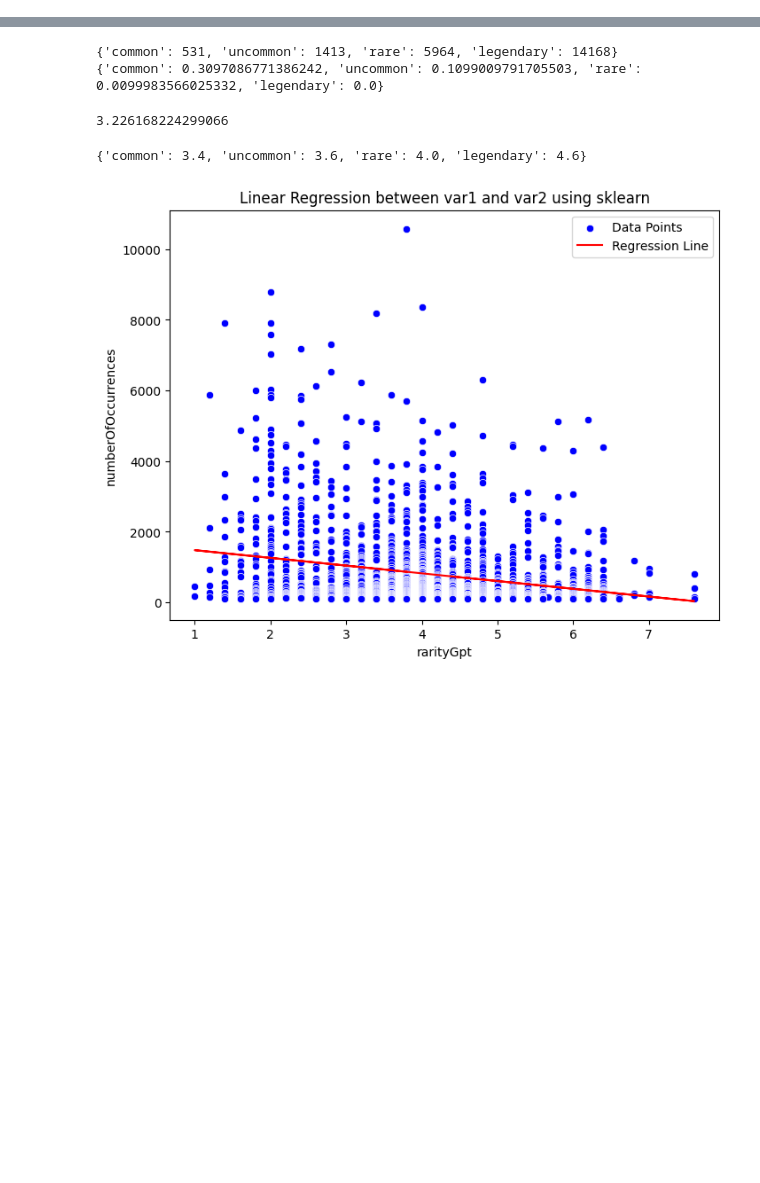
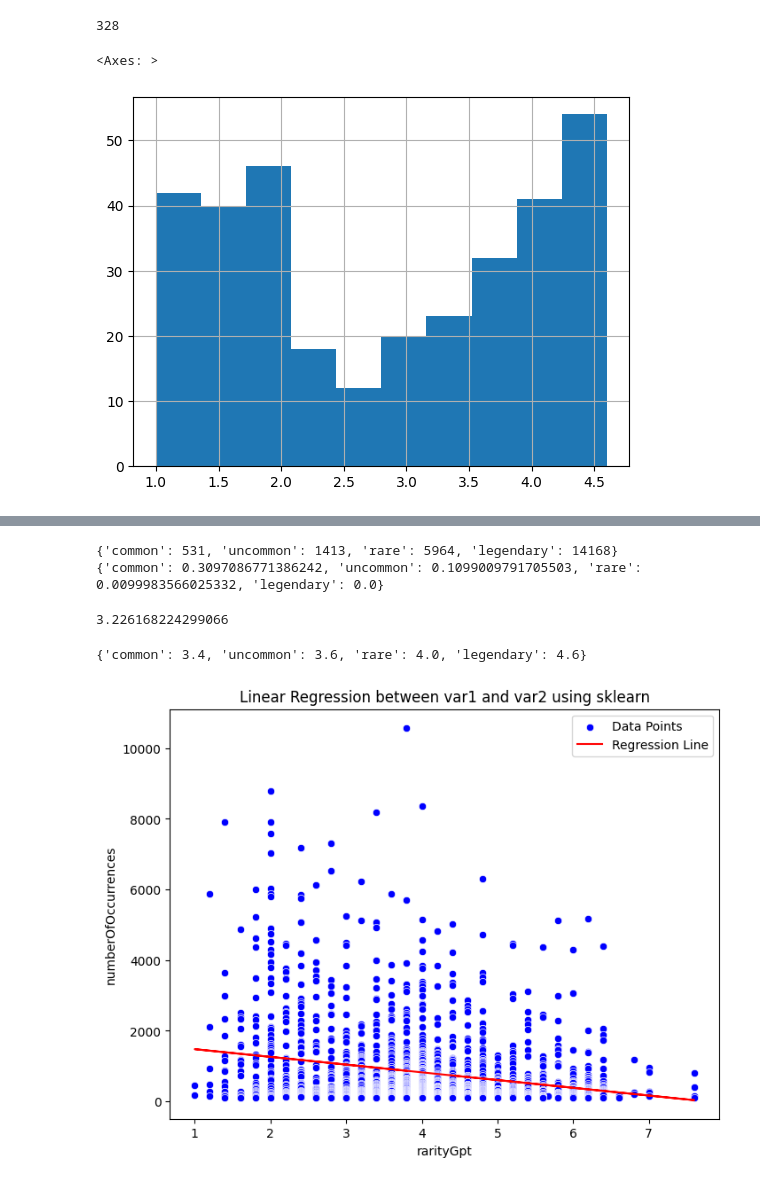
Before and after one commit to eleurent/nature-go, a Jupyter notebook: generation/data/database_analysis.ipynb, the cells around one changed output, grey strips where cells are left out. Cells and saved outputs as stored; diff of their text form; code cells hidden in the pictures; blank space fills up the shorter version.

```diff
--- a/generation/data/database_analysis.ipynb
+++ b/generation/data/database_analysis.ipynb
@@ -15,0 +42,8 @@ plt.show()
+# %%
+common_df = df[df.rarityGpt < 4.8]
+print(common_df.shape[0])
+common_df.rarityGpt.hist()
+# %% [output]
+328
+<Axes: >
+[figure, added]
```
Also changed, not shown: parts of 7 cells of this notebook, 3 other files.
